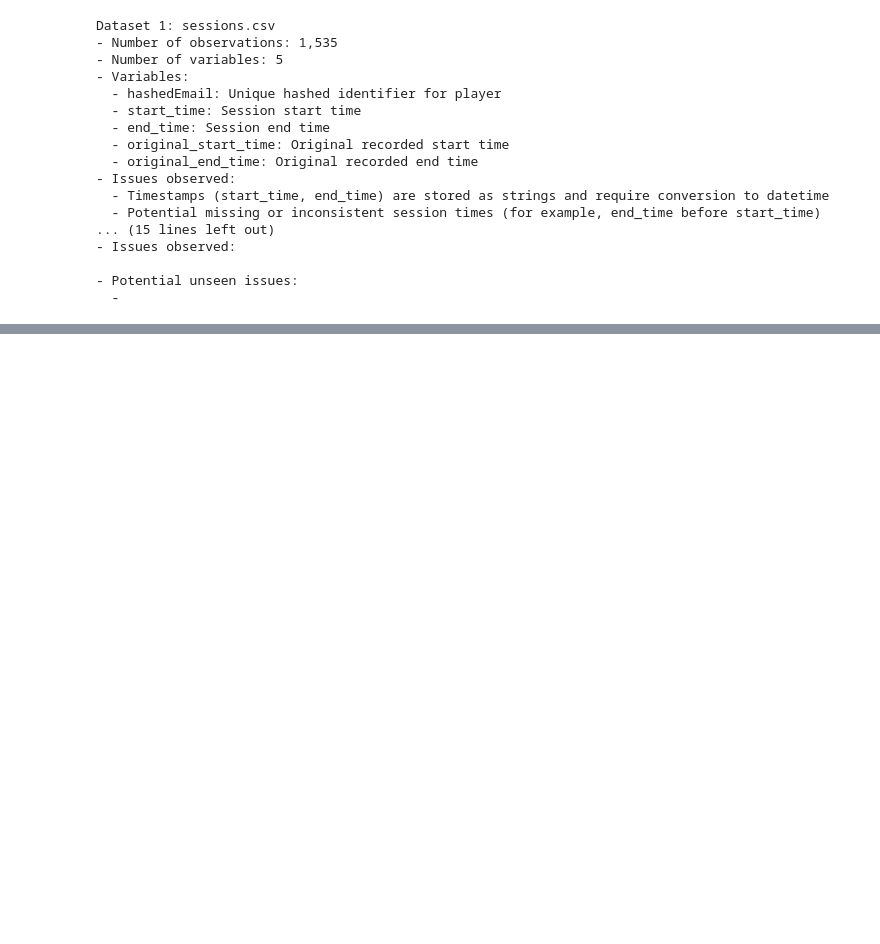
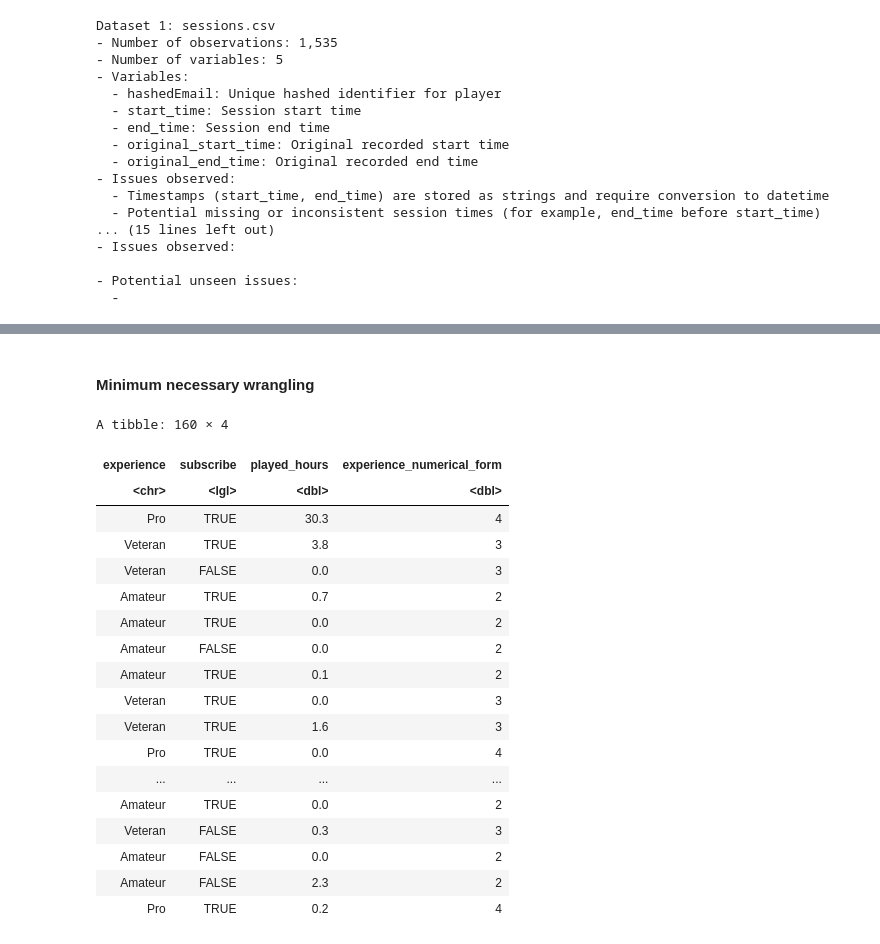
Before and after one commit to ECLQSZ/Planning_Stage-_Individual, a Jupyter notebook: Planning_Stage_Individual.ipynb, the cells around one changed output, grey strips where cells are left out. Cells and saved outputs as stored; diff of their text form; code cells hidden in the pictures; blank space fills up the shorter version.

Commit message:
Q and Exploratory Data Analysis and Visualization

```diff
--- a/Planning_Stage_Individual.ipynb
+++ b/Planning_Stage_Individual.ipynb
@@ -126,0 +139,4 @@ Dataset 1: sessions.csv
+# %%
+library(tidyverse)
+players <- read_csv("data/players.csv")
+sessions <- read_csv("data/sessions.csv")
@@ -126,0 +161,33 @@ Dataset 1: sessions.csv
+# %% [markdown]
+#### Minimum necessary wrangling
+# %%
+players_clean <- players |>
+  select(experience, subscribe, played_hours) |>
+   mutate(experience_numerical_form = recode(experience,
+                           "Beginner" = 1,
+                           "Amateur" = 2,
+                           "Veteran" = 3,
+                           "Pro" = 4,
+                            .default = NA_real_)) |>
+  filter(!is.na(played_hours) & !is.na(experience_numerical_form))
+players_clean
+# %% [output]
+A tibble: 160 × 4
+| experience | subscribe | played_hours | experience_numerical_form |
+| <chr> | <lgl> | <dbl> | <dbl> |
+| Pro | TRUE | 30.3 | 4 |
+| Veteran | TRUE | 3.8 | 3 |
+| Veteran | FALSE | 0.0 | 3 |
+| Amateur | TRUE | 0.7 | 2 |
+| Amateur | TRUE | 0.0 | 2 |
+| Amateur | FALSE | 0.0 | 2 |
+| Amateur | TRUE | 0.1 | 2 |
+| Veteran | TRUE | 0.0 | 3 |
+| Veteran | TRUE | 1.6 | 3 |
+| Pro | TRUE | 0.0 | 4 |
+| ... | ... | ... | ... |
+| Amateur | TRUE | 0.0 | 2 |
+| Veteran | FALSE | 0.3 | 3 |
+| Amateur | FALSE | 0.0 | 2 |
+| Amateur | FALSE | 2.3 | 2 |
+| Pro | TRUE | 0.2 | 4 |
```
Also changed, not shown: parts of 9 cells of this notebook.
